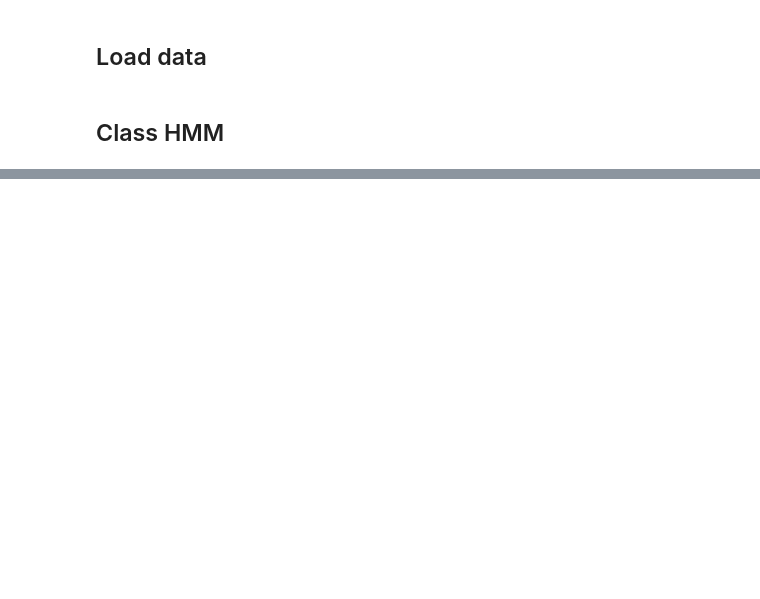
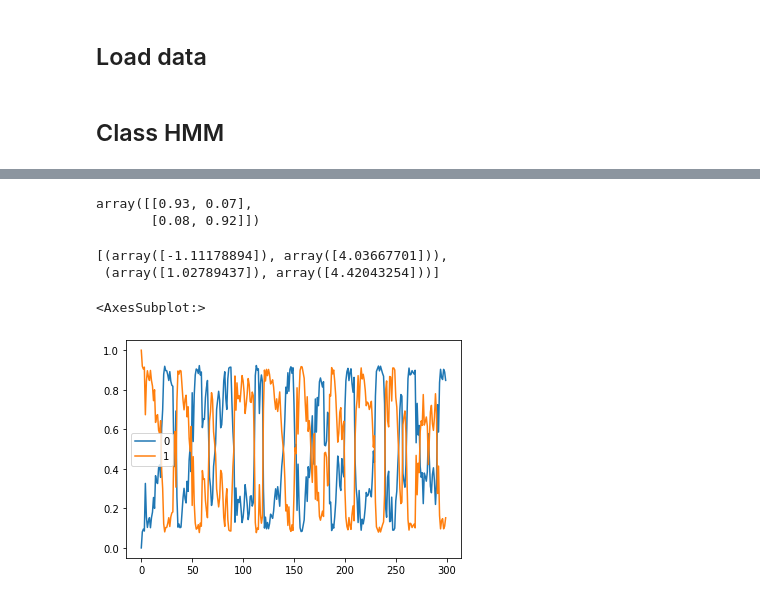
Before and after one commit to felixbrunner/hmm-real-vol, a Jupyter notebook: notebooks/EM_implementation.ipynb, the cells around one changed output, grey strips where cells are left out. Drawn from its saved outputs; the diff is of its cells as text; code cells hidden in the pictures; blank space fills up the shorter version.

```diff
--- a/notebooks/EM_implementation.ipynb
+++ b/notebooks/EM_implementation.ipynb
@@ -292,20 +320,25 @@ array([[9.99992033e-01, 7.96708481e-06],
 # %%
 test = HMM()
-test.state_probas = np.array([[0, 1]])
+test.start_probas = np.array([[0.3, 0.7]])
 test.transition_matrix = np.array([[0.5, 0.5],[0.2, 0.8]])
-test.emission_models = (sp.stats.norm(loc=0, scale=1), sp.stats.norm(loc=1, scale=1))
+test.emission_models = (NormalModel(mu=0, sigma2=1), NormalModel(mu=1, sigma2=1))
 
-A,B,pi = test._initialise_baum_welch(Y)
+#A,B,pi,models = test._initialise_baum_welch(Y)
+
+#print(test._score(Y, models, Gamma))
 
 # Alpha_0, C = test._forward_pass(A,B,pi)
 # Beta_0 = test._backward_pass(A,B,pi,C)
 # Gamma_0 = test._emission_odds(Alpha_0, Beta_0)
 # Xi_0 = test._transition_odds(A, B, Alpha_0, Beta_0)
 
-Gamma, Xi = test._E_step(Y, A, B, pi)
+#Gamma, Xi = test._do_e_step(Y, A, B, pi)
 
-test._update_initial_state(Gamma)
-test._update_transition_matrix(Gamma, Xi)
-#test._update_parameters(Y, Gamma)
+#pi_0 = test._update_initial_state(Gamma)
+#A_0 = test._update_transition_matrix(Gamma, Xi)
+#models_0 = test._update_parameters(Y, models, Gamma)
 
-A_, models_, pi_ = test._M_step(Y, Gamma, Xi)
+#A_, models_, pi_ = test._do_m_step(Y, models, Gamma, Xi)
+
+#score = test._score(Y, models_, Gamma)
+test._estimate_baum_welch(Y, max_iter=1000)
@@ -311,0 +363,16 @@ A_, models_, pi_ = test._M_step(Y, Gamma, Xi)
+# %%
+test.transition_matrix.round(2)
+# %% [output]
+array([[0.93, 0.07],
+       [0.08, 0.92]])
+# %%
+[(m.mu,m.sigma2) for m in test.emission_models]
+# %% [output]
+[(array([-1.11178894]), array([4.03667701])),
+ (array([1.02789437]), array([4.42043254]))]
+# %%
+F = pd.DataFrame(test.filtered_probabilities)
+F.plot()
+# %% [output]
+<AxesSubplot:>
+[figure, added]
```
Also changed, not shown: parts of 19 cells of this notebook.
